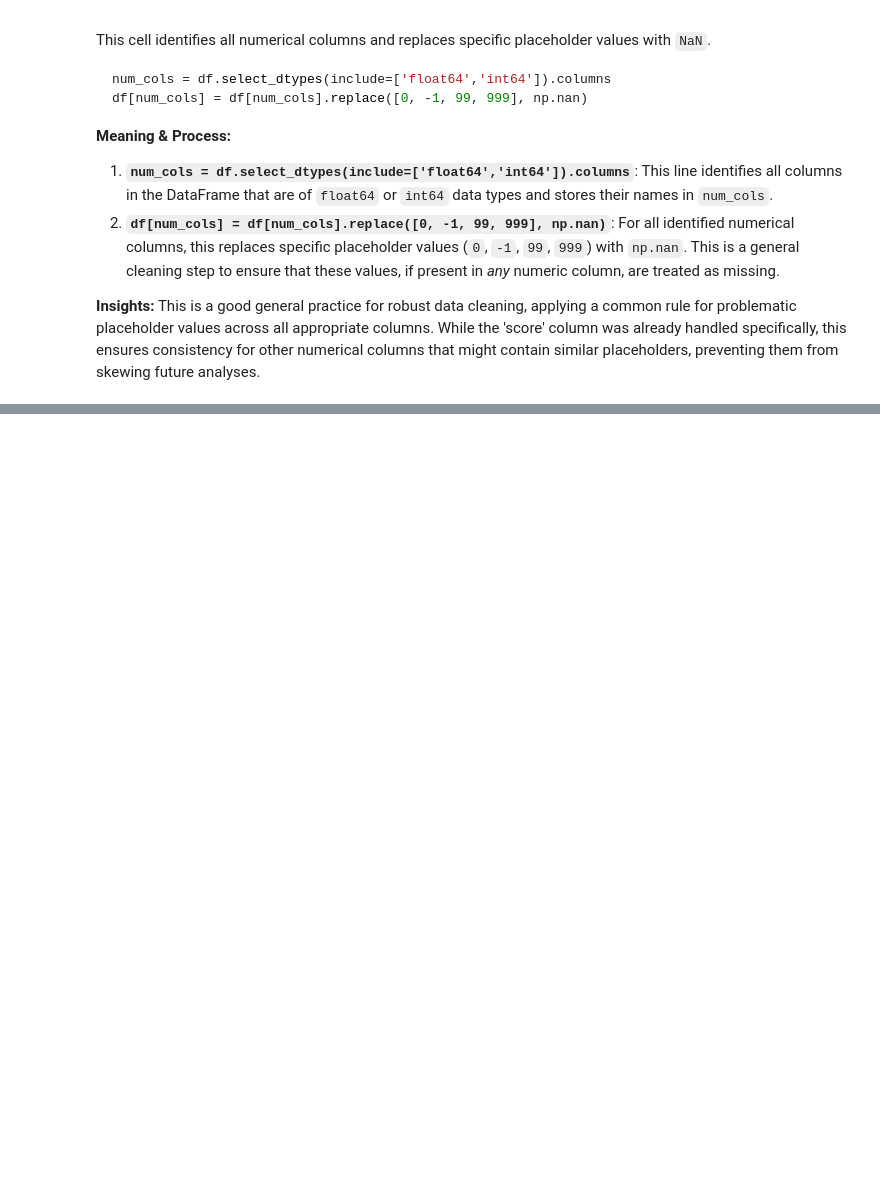
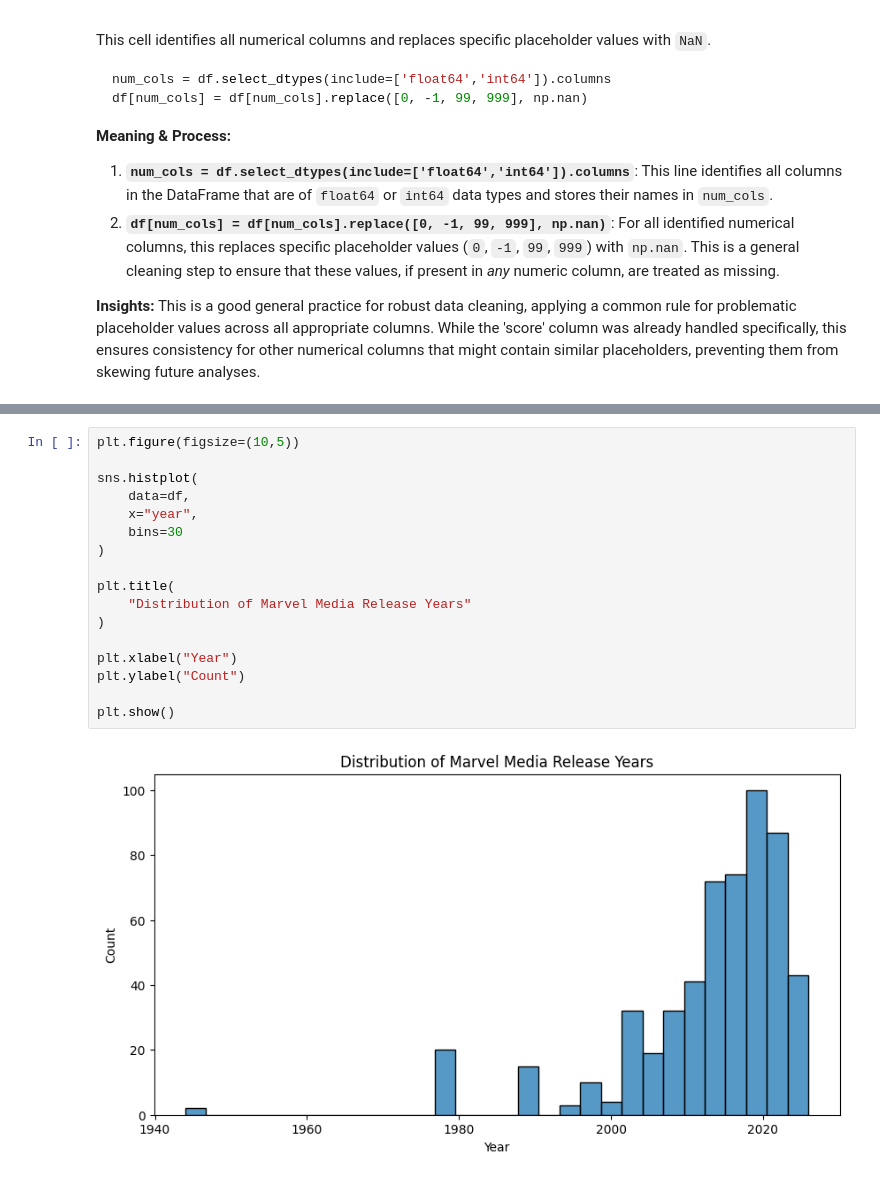
Before and after one commit to CreatorDave/201lab05a, a Jupyter notebook: Lab4.ipynb, the cells around one changed output, grey strips where cells are left out. Saved outputs shown, nothing was run; the diff lists cells and outputs as text; blank space fills up the shorter version.

```diff
--- a/Lab4.ipynb
+++ b/Lab4.ipynb
@@ -893,0 +912,19 @@ df[num_cols] = df[num_cols].replace([0, -1, 99, 999], np.nan)
+# %%
+plt.figure(figsize=(10,5))
+
+sns.histplot(
+    data=df,
+    x="year",
+    bins=30
+)
+
+plt.title(
+    "Distribution of Marvel Media Release Years"
+)
+
+plt.xlabel("Year")
+plt.ylabel("Count")
+
+plt.show()
+# %% [output]
+[figure, added]
```
Also changed, not shown: parts of 8 cells of this notebook.
